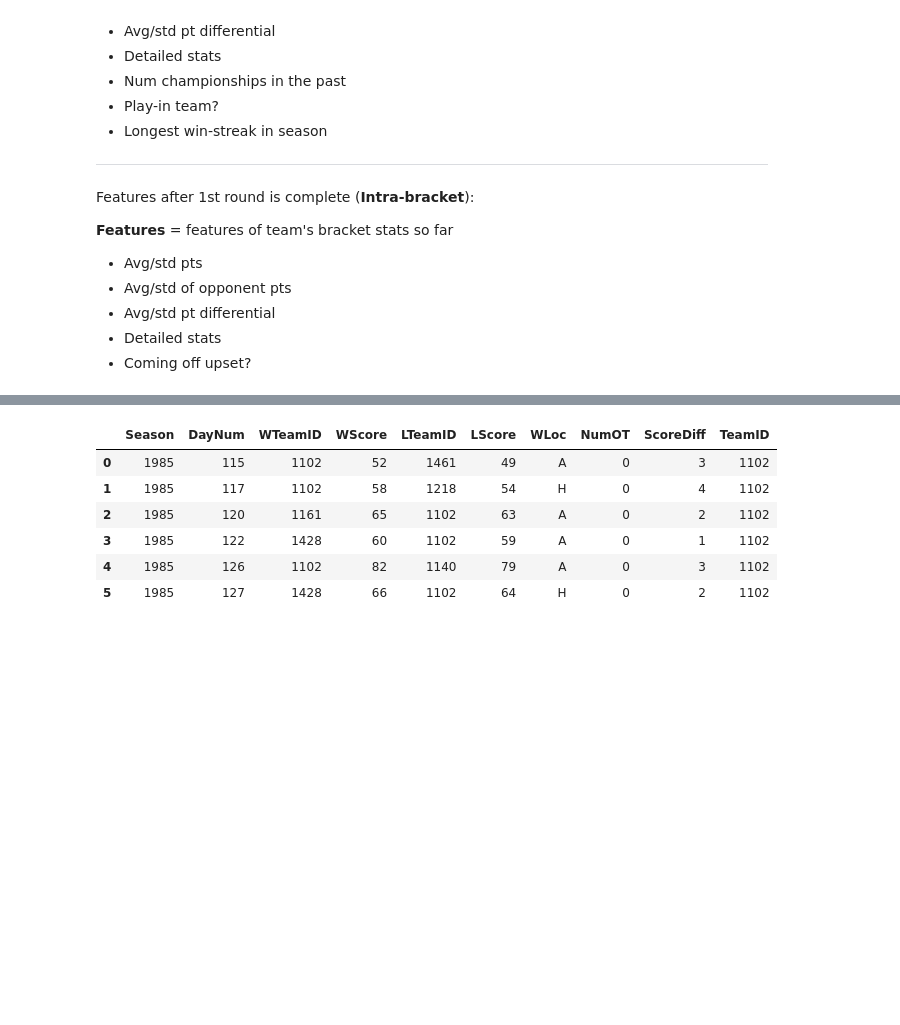
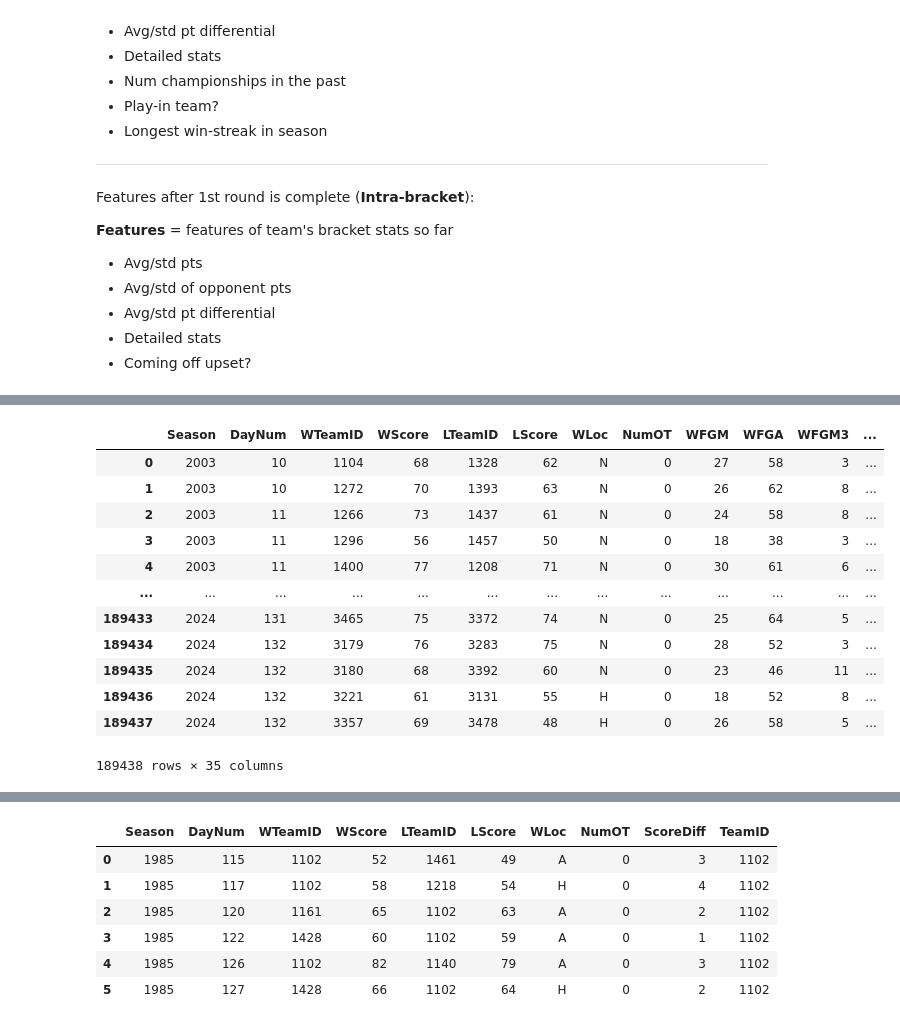
Before and after one commit to heefjones/march_madness, a Jupyter notebook: eda_detailed.ipynb, the cells around one changed output, grey strips where cells are left out. Drawn from its saved outputs; the diff is of its cells as text; code cells hidden in the pictures; blank space fills up the shorter version.

```diff
--- a/eda_detailed.ipynb
+++ b/eda_detailed.ipynb
@@ -133,2 +130,18 @@ win_loss.loc[win_loss['num_wins'] == 0].shape
+# %%
+regresults
+# %% [output]
+|  | Season | DayNum | WTeamID | WScore | LTeamID | LScore | WLoc | NumOT | WFGM | WFGA | WFGM3 | ... |
+| 0 | 2003 | 10 | 1104 | 68 | 1328 | 62 | N | 0 | 27 | 58 | 3 | ... |
+| 1 | 2003 | 10 | 1272 | 70 | 1393 | 63 | N | 0 | 26 | 62 | 8 | ... |
+| 2 | 2003 | 11 | 1266 | 73 | 1437 | 61 | N | 0 | 24 | 58 | 8 | ... |
+| 3 | 2003 | 11 | 1296 | 56 | 1457 | 50 | N | 0 | 18 | 38 | 3 | ... |
+| 4 | 2003 | 11 | 1400 | 77 | 1208 | 71 | N | 0 | 30 | 61 | 6 | ... |
+| ... | ... | ... | ... | ... | ... | ... | ... | ... | ... | ... | ... | ... |
+| 189433 | 2024 | 131 | 3465 | 75 | 3372 | 74 | N | 0 | 25 | 64 | 5 | ... |
+| 189434 | 2024 | 132 | 3179 | 76 | 3283 | 75 | N | 0 | 28 | 52 | 3 | ... |
+| 189435 | 2024 | 132 | 3180 | 68 | 3392 | 60 | N | 0 | 23 | 46 | 11 | ... |
+| 189436 | 2024 | 132 | 3221 | 61 | 3131 | 55 | H | 0 | 18 | 52 | 8 | ... |
+| 189437 | 2024 | 132 | 3357 | 69 | 3478 | 48 | H | 0 | 26 | 58 | 5 | ... |
+189438 rows × 35 columns
 # %%
 # get score diff features for both wins and losses for each team
```
Also changed, not shown: parts of 9 cells of this notebook, 2 other files.
